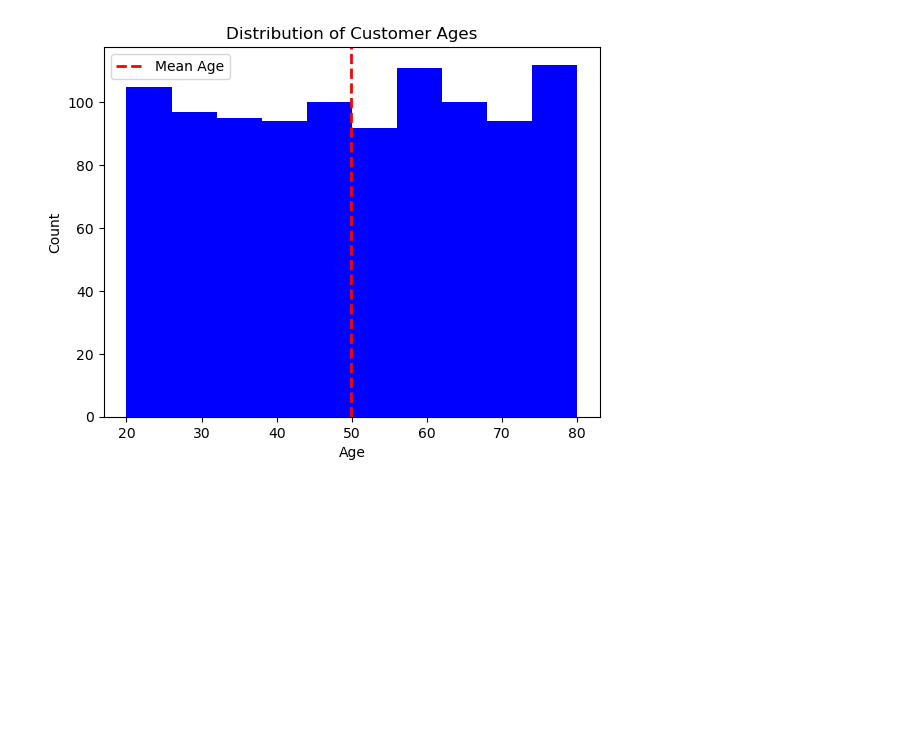
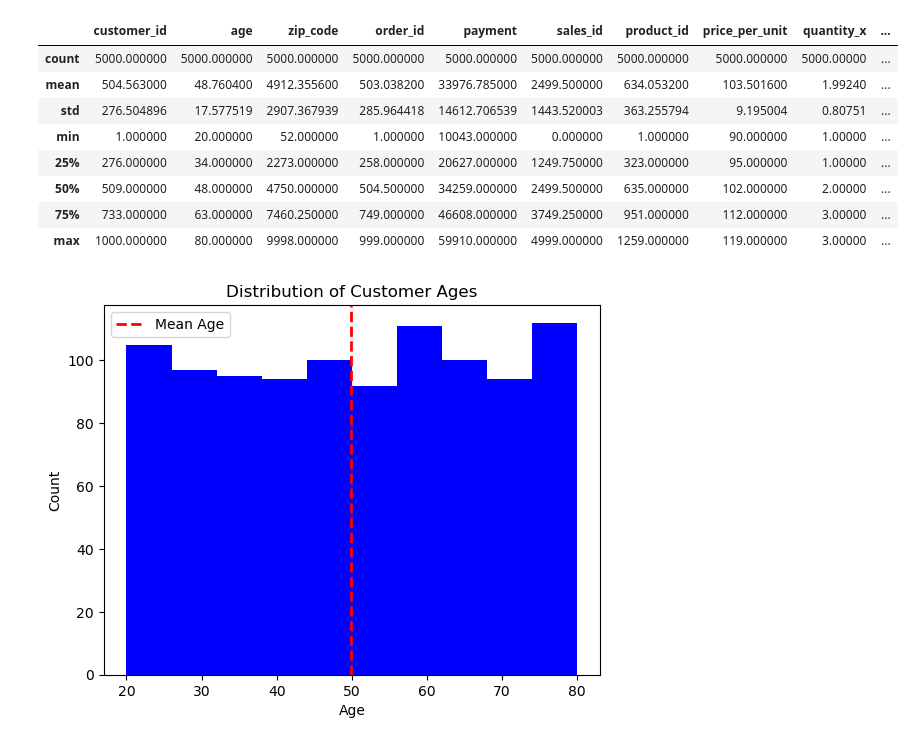
Before and after one commit to azeledon/Final_Project_Group2, a Jupyter notebook: Python/sales_description.ipynb, the cells around one changed output. Drawn from its saved outputs; the diff is of its cells as text; code cells hidden in the pictures; blank space fills up the shorter version.

Commit message:
Update sales_analysis

```diff
--- a/Python/sales_description.ipynb
+++ b/Python/sales_description.ipynb
@@ -99,0 +100,11 @@ orders.describe()
+# %%
+# Merge the dataframes based on their common columns
+merged_df = pd.merge(customers, orders, on='customer_id')
+merged_df = pd.merge(merged_df, sales, on='order_id')
+merged_df = pd.merge(merged_df, products, on='product_id')
+
+# View the first few rows of the merged dataframe
+print(merged_df.head())
+
+# Save the merged dataframe to a CSV file
+#merged_df.to_csv('merged_data.csv', index=False)
@@ -100,3 +139,15 @@ orders.describe()
+# %%
+merged_df.describe()
+# %% [output]
+|  | customer_id | age | zip_code | order_id | payment | sales_id | product_id | price_per_unit | quantity_x | ... |
+| count | 5000.000000 | 5000.000000 | 5000.000000 | 5000.000000 | 5000.000000 | 5000.000000 | 5000.000000 | 5000.000000 | 5000.00000 | ... |
+| mean | 504.563000 | 48.760400 | 4912.355600 | 503.038200 | 33976.785000 | 2499.500000 | 634.053200 | 103.501600 | 1.99240 | ... |
+| std | 276.504896 | 17.577519 | 2907.367939 | 285.964418 | 14612.706539 | 1443.520003 | 363.255794 | 9.195004 | 0.80751 | ... |
+| min | 1.000000 | 20.000000 | 52.000000 | 1.000000 | 10043.000000 | 0.000000 | 1.000000 | 90.000000 | 1.00000 | ... |
+| 25% | 276.000000 | 34.000000 | 2273.000000 | 258.000000 | 20627.000000 | 1249.750000 | 323.000000 | 95.000000 | 1.00000 | ... |
+| 50% | 509.000000 | 48.000000 | 4750.000000 | 504.500000 | 34259.000000 | 2499.500000 | 635.000000 | 102.000000 | 2.00000 | ... |
+| 75% | 733.000000 | 63.000000 | 7460.250000 | 749.000000 | 46608.000000 | 3749.250000 | 951.000000 | 112.000000 | 3.00000 | ... |
+| max | 1000.000000 | 80.000000 | 9998.000000 | 999.000000 | 59910.000000 | 4999.000000 | 1259.000000 | 119.000000 | 3.00000 | ... |
 # %%
 # What is the distribution of customer ages in the data set?
 
```
Also changed, not shown: parts of 24 cells of this notebook, 3 other files.
